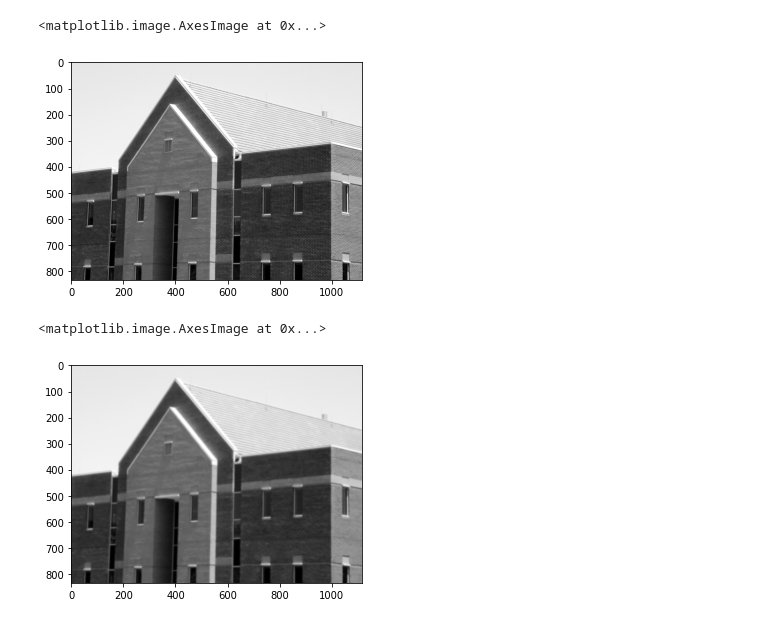
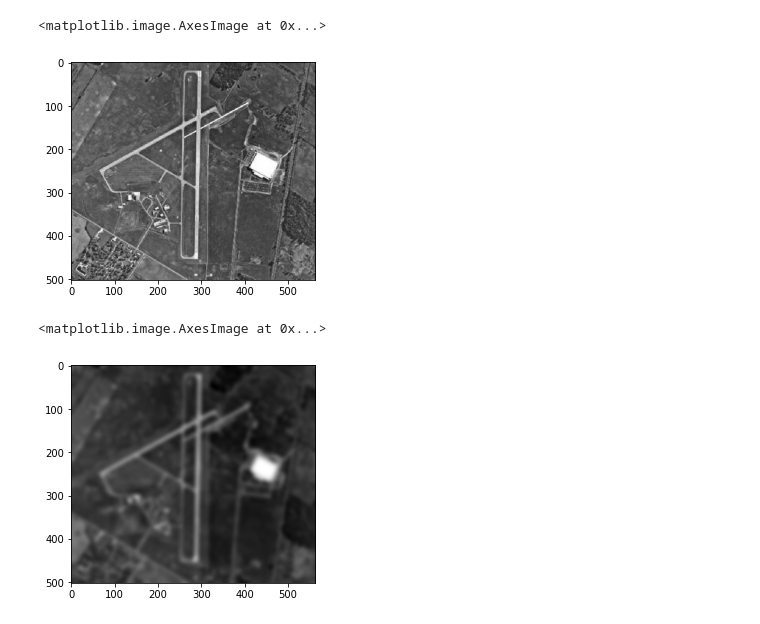
Before and after one commit to swzhxx/DIP, a Jupyter notebook: segmentation/canny-edge.ipynb, the cells around one changed output. Saved outputs shown, nothing was run; the diff lists cells and outputs as text; code cells hidden in the pictures.

```diff
--- a/segmentation/canny-edge.ipynb
+++ b/segmentation/canny-edge.ipynb
@@ -3,20 +3,20 @@ from  matplotlib import pyplot as plt
 import numpy as np
 from scipy import ndimage as ndim
 # %%
-f = plt.imread("./../images/building-cropped-834by1114.tif")
+f = plt.imread("./../images/airport.tif")
 plt.imshow(f , "gray")
 # %% [output]
 <matplotlib.image.AxesImage at 0x...>
-[figure, old version]
+[figure, new version]
 # %%
 # Gauss Blur
 f = f.copy()
-g = ndim.gaussian_filter(f , sigma =2)
+g = ndim.gaussian_filter(f , sigma =5)
 
 plt.imshow(g,"gray")
 # %% [output]
 <matplotlib.image.AxesImage at 0x...>
-[figure, old version]
+[figure, new version]
 # %%
 # 计算 x,y方向上的梯度
 def gradient(f):
```
Also changed, not shown: parts of 6 cells of this notebook, 3 other files.
